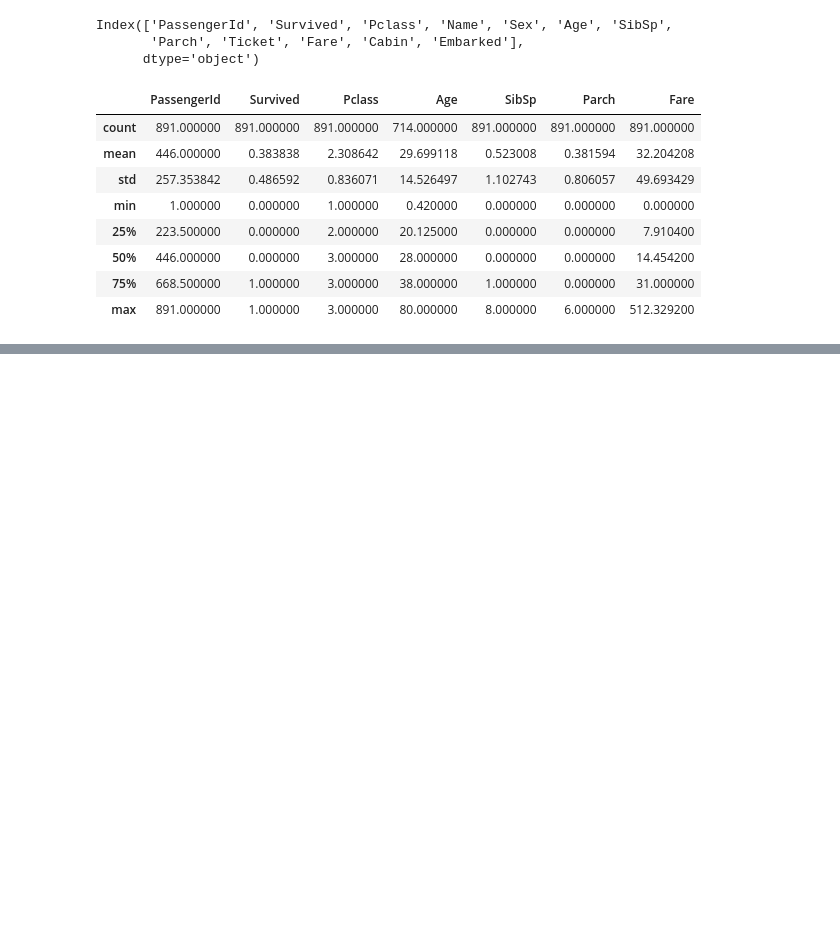
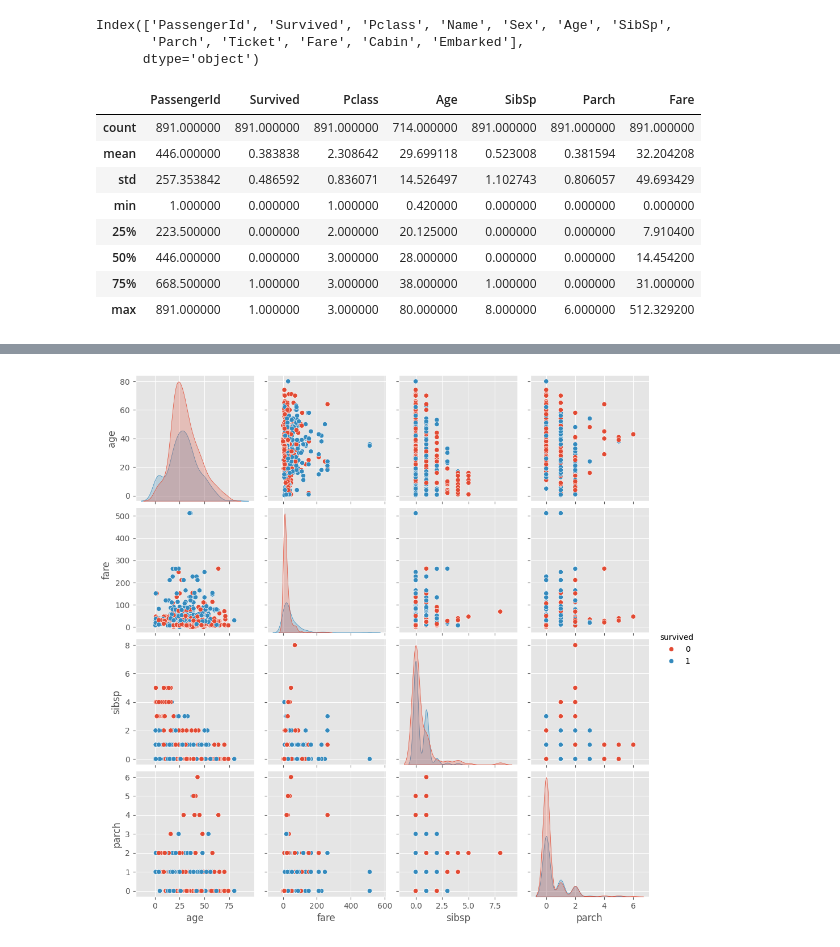
Before and after one commit to FGFAnderson/titanic_kaggle, a Jupyter notebook: notebooks/data_exploration.ipynb, the cells around one changed output, grey strips where cells are left out. Drawn from its saved outputs; the diff is of its cells as text; code cells hidden in the pictures; blank space fills up the shorter version.

```diff
--- a/notebooks/data_exploration.ipynb
+++ b/notebooks/data_exploration.ipynb
@@ -89,0 +116,7 @@ df.head(5)
+# %%
+sns.pairplot(df,
+             vars=['age', 'fare', 'sibsp', 'parch'],
+             hue='survived')
+plt.show()
+# %% [output]
+[figure, added]
```
Also changed, not shown: parts of 8 cells of this notebook.
